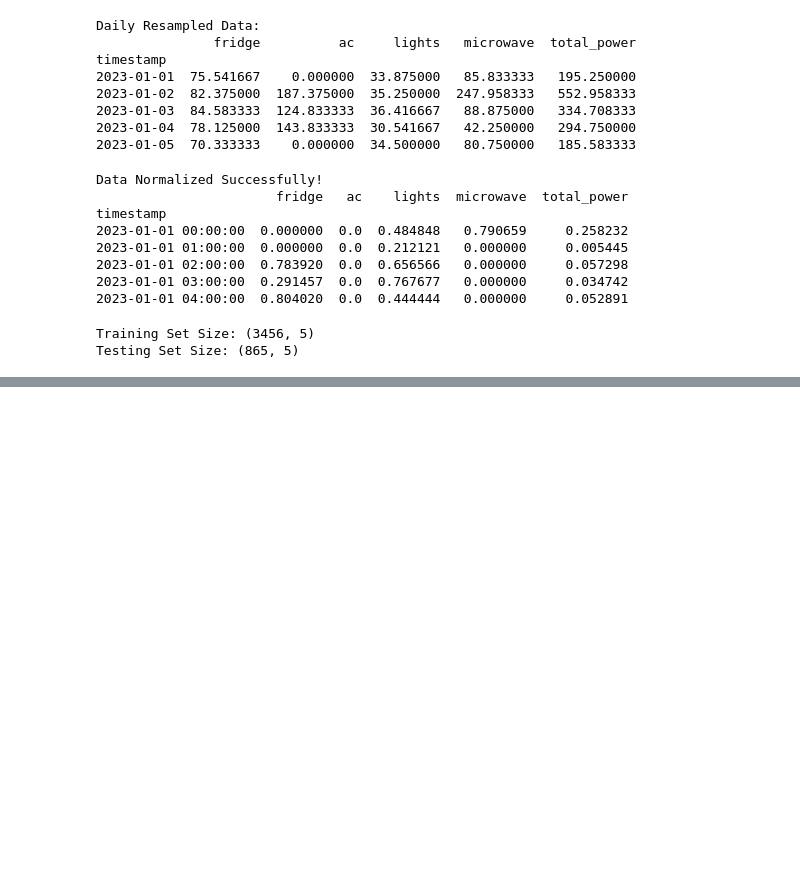
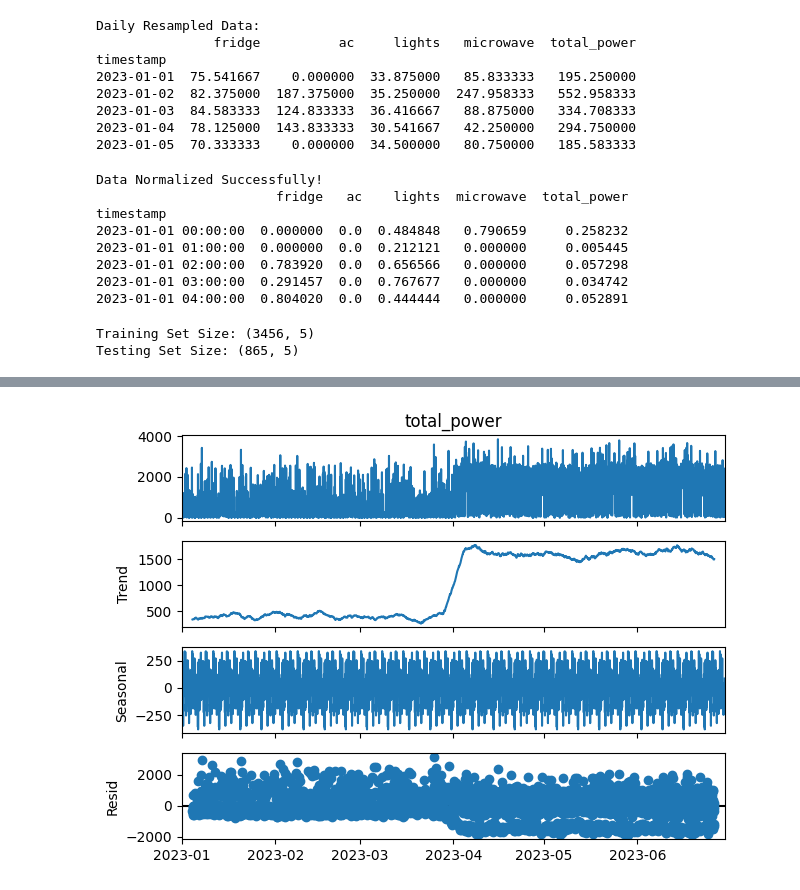
Before and after one commit to mailech/SmartEnergy-Consumption, a Jupyter notebook: Data.ipynb, the cells around one changed output, grey strips where cells are left out. Saved outputs shown, nothing was run; the diff lists cells and outputs as text; code cells hidden in the pictures; blank space fills up the shorter version.

```diff
--- a/Data.ipynb
+++ b/Data.ipynb
@@ -198,0 +215,6 @@ Testing Set Size: (865, 5)
+# %%
+result_week = seasonal_decompose(df['total_power'], model='additive', period=168)
+result_week.plot()
+plt.show()
+# %% [output]
+[figure, added]
```
Also changed, not shown: parts of 3 cells of this notebook.
